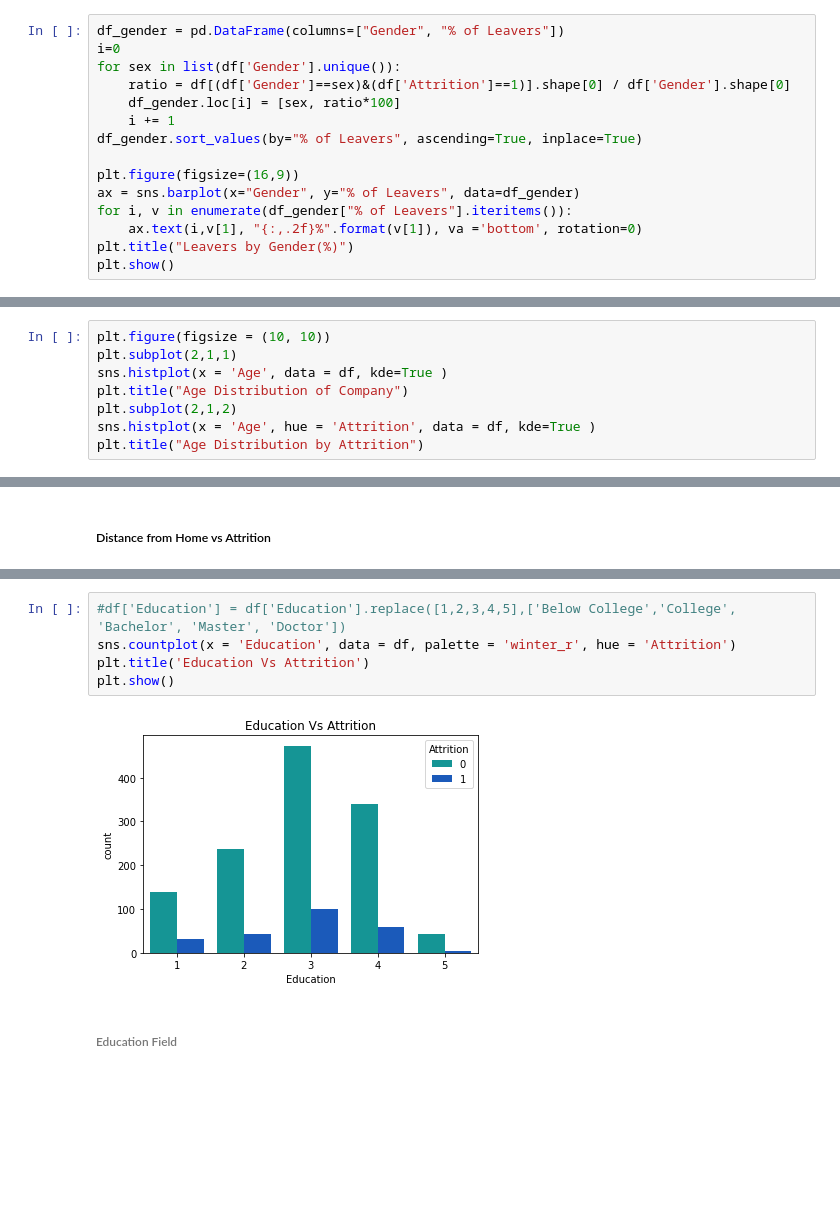
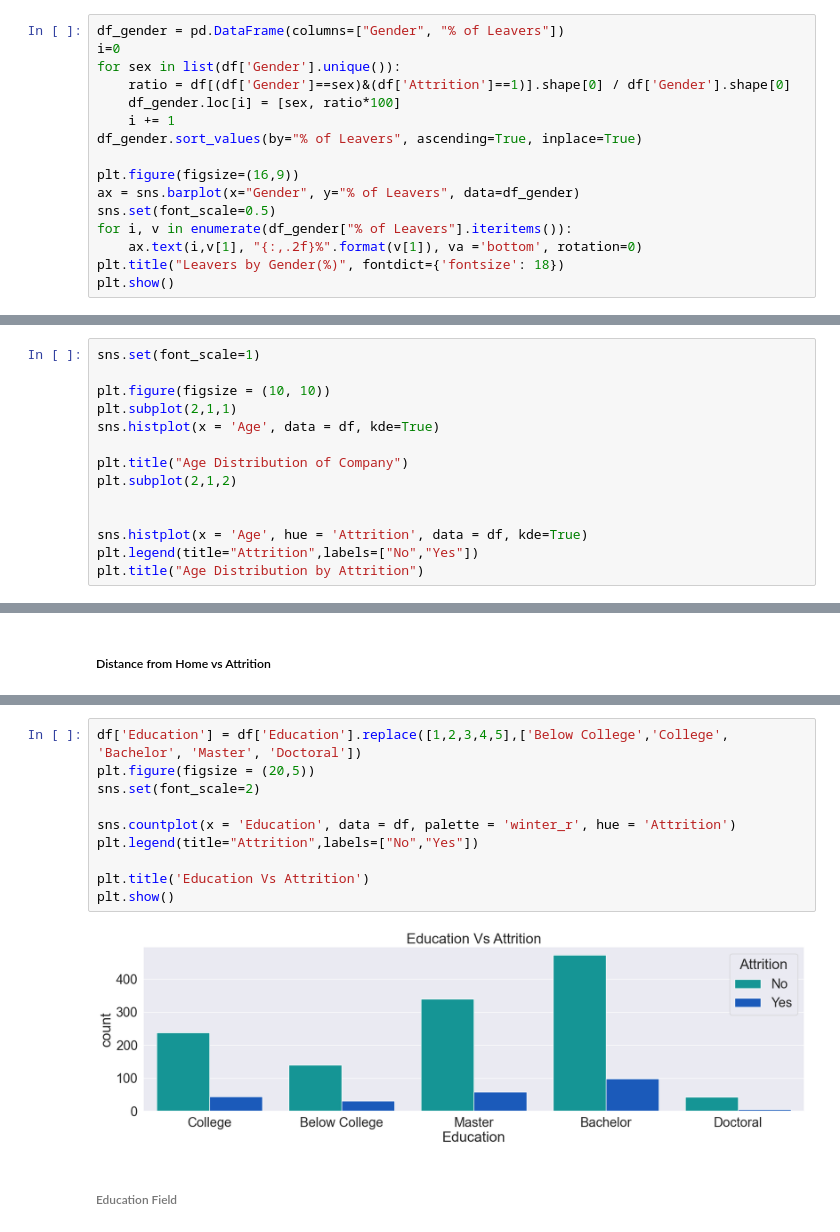
Before and after one commit to evelynpehty/Predicting-the-Risk-of-Employee-Attrition-, a Jupyter notebook: Project - Exploratory Data Analysis.ipynb, the cells around one changed output, grey strips where cells are left out. Saved outputs shown, nothing was run; the diff lists cells and outputs as text; blank space fills up the shorter version.

```diff
--- a/Project - Exploratory Data Analysis.ipynb
+++ b/Project - Exploratory Data Analysis.ipynb
@@ -195,8 +283,9 @@ df_gender.sort_values(by="% of Leavers", ascending=True, inplace=True)
 
 plt.figure(figsize=(16,9))
 ax = sns.barplot(x="Gender", y="% of Leavers", data=df_gender)
+sns.set(font_scale=0.5)
 for i, v in enumerate(df_gender["% of Leavers"].iteritems()):
     ax.text(i,v[1], "{:,.2f}%".format(v[1]), va ='bottom', rotation=0)
-plt.title("Leavers by Gender(%)")
+plt.title("Leavers by Gender(%)", fontdict={'fontsize': 18})
 plt.show()
 # %% [output]
@@ -208,10 +297,16 @@ plt.show()
 # %%
+sns.set(font_scale=1)
+
 plt.figure(figsize = (10, 10))
 plt.subplot(2,1,1)
-sns.histplot(x = 'Age', data = df, kde=True )
+sns.histplot(x = 'Age', data = df, kde=True)
+
 plt.title("Age Distribution of Company")
 plt.subplot(2,1,2)
-sns.histplot(x = 'Age', hue = 'Attrition', data = df, kde=True )
+
+
+sns.histplot(x = 'Age', hue = 'Attrition', data = df, kde=True)
+plt.legend(title="Attrition",labels=["No","Yes"])
 plt.title("Age Distribution by Attrition")
 # %% [output]
 Text(0.5, 1.0, 'Age Distribution by Attrition')
@@ -253,10 +385,15 @@ plt.show()
 # %%
-#df['Education'] = df['Education'].replace([1,2,3,4,5],['Below College','College', 'Bachelor', 'Master', 'Doctor'])
+df['Education'] = df['Education'].replace([1,2,3,4,5],['Below College','College', 'Bachelor', 'Master', 'Doctoral'])
+plt.figure(figsize = (20,5))
+sns.set(font_scale=2)
+
 sns.countplot(x = 'Education', data = df, palette = 'winter_r', hue = 'Attrition')
+plt.legend(title="Attrition",labels=["No","Yes"])
+
 plt.title('Education Vs Attrition')
 plt.show()
 # %% [output]
-[figure, old version]
+[figure, new version]
 # %% [markdown]
 ###### Education Field
 # %% [markdown]
```
Also changed, not shown: parts of 56 cells of this notebook, 1 other file.
